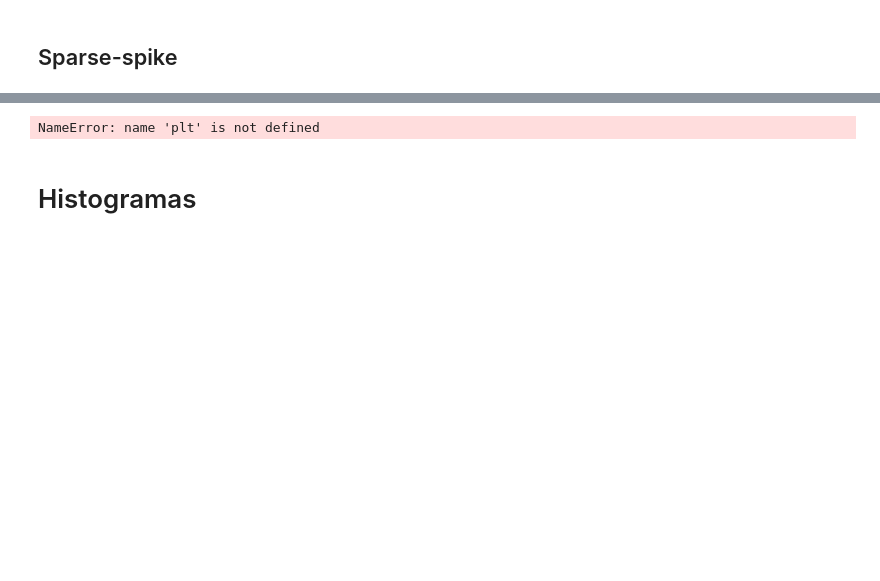
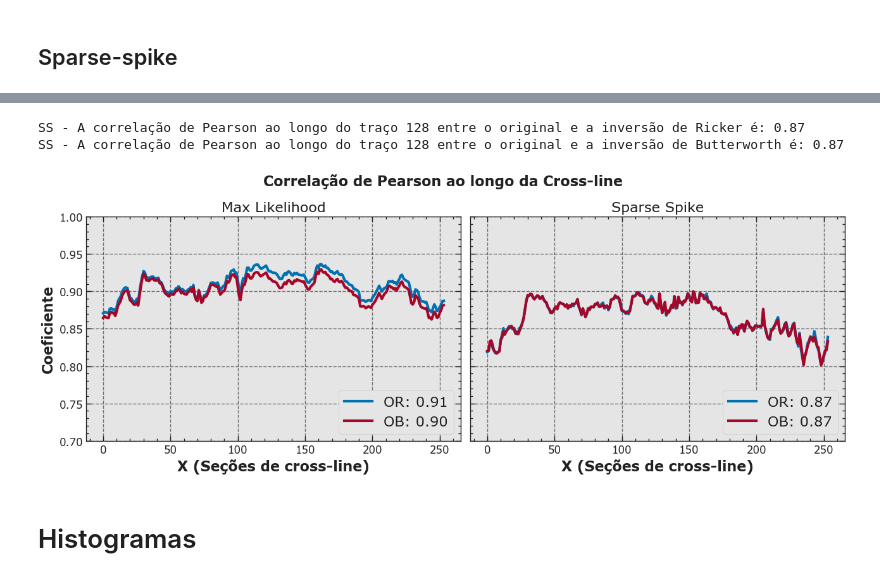
Before and after one commit to albano-a/tcc_methodology, a Jupyter notebook: stats.ipynb, the cells around one changed output, grey strips where cells are left out. Drawn from its saved outputs; the diff is of its cells as text; code cells hidden in the pictures; blank space fills up the shorter version.

```diff
--- a/stats.ipynb
+++ b/stats.ipynb
@@ -421,13 +252,13 @@ ml_correlation_ob = np.zeros(len(values))
 for i, value in enumerate(values):
 
     ml_correlation_or[i] = pearson(
-        imp_30hz[value, value, :].flatten(),
-        ricker_max_likelihood[value, value, :].flatten(),
+        imp_30hz[value, 128, :].flatten(),
+        ricker_max_likelihood[value, 128, :].flatten(),
     )[0]
 
     ml_correlation_ob[i] = pearson(
-        imp_30hz[value, value, :].flatten(),
-        butter_max_likelihood[value, value, :].flatten(),
+        imp_30hz[value, 128, :].flatten(),
+        butter_max_likelihood[value, 128, :].flatten(),
     )[0]
 
 print(
@@ -465,13 +302,13 @@ ss_correlation_ob = np.zeros(len(values))
 for i, value in enumerate(values):
 
     ss_correlation_or[i] = pearson(
-        imp_30hz[value, value, :].flatten(),
-        ricker_sparse_spike[value, value, :].flatten(),
+        imp_30hz[value, 128, :].flatten(),
+        ricker_sparse_spike[value, 128, :].flatten(),
     )[0]
 
     ss_correlation_ob[i] = pearson(
-        imp_30hz[value, value, :].flatten(),
-        butter_sparse_spike[value, value, :].flatten(),
+        imp_30hz[value, 128, :].flatten(),
+        butter_sparse_spike[value, 128, :].flatten(),
     )[0]
 
 print(
@@ -480,32 +317,35 @@ print(
 print(
     f"SS - A correlação de Pearson ao longo do traço 128 entre o original e a inversão de Butterworth é: {np.mean(ss_correlation_ob):.2f}"
 )
+# %% [output]
+SS - A correlação de Pearson ao longo do traço 128 entre o original e a inversão de Ricker é: 0.87
+SS - A correlação de Pearson ao longo do traço 128 entre o original e a inversão de Butterworth é: 0.87
 # %%
 # Unificação das imagens
 fig, axs = plt.subplots(1, 2, sharey=True, figsize=(13, 5))
 
 fig.suptitle("Correlação de Pearson ao longo da Cross-line", fontsize=FONT_SIZE, fontweight="bold", color=TEXT_COLOR)
 
-axs[0].plot(values, ml_correlation_or, "-", label=f"OR: {np.mean(ml_correlation_or):.2f}", lw=2, color=PRIMARY)
-axs[0].plot(values, ml_correlation_ob, "-", label=f"OB: {np.mean(ml_correlation_ob):.2f}", lw=2, color=SECONDARY)
+axs[0].plot(values, ml_correlation_or, "-", label=f"OR: {np.mean(ml_correlation_or):.2f}", lw=3, color=PRIMARY)
+axs[0].plot(values, ml_correlation_ob, "-", label=f"OB: {np.mean(ml_correlation_ob):.2f}", lw=3, color=SECONDARY)
 axs[0].set_title("Max Likelihood", fontsize=FONT_SIZE, color=TEXT_COLOR)
 axs[0].legend(loc="lower right", fontsize=FONT_SIZE)
 axs[0].tick_params(axis="both", labelsize=LABEL_SIZE)
-axs[0].set_ylabel("Coeficiente", fontsize=FONT_SIZE, color=TEXT_COLOR)
-axs[0].set_xlabel("X (Seções de cross-line)", fontsize=FONT_SIZE, color=TEXT_COLOR)
+axs[0].set_ylabel("Coeficiente", fontsize=FONT_SIZE, color=TEXT_COLOR, fontweight="bold")
+axs[0].set_xlabel("X (Seções de cross-line)", fontsize=FONT_SIZE, color=TEXT_COLOR, fontweight="bold")
 
-axs[1].plot(values, ss_correlation_or, "-", label=f"OR: {np.mean(ss_correlation_or):.2f}", lw=2, color=PRIMARY)
-axs[1].plot(values, ss_correlation_ob, "-", label=f"OB: {np.mean(ss_correlation_ob):.2f}", lw=2, color=SECONDARY)
+axs[1].plot(values, ss_correlation_or, "-", label=f"OR: {np.mean(ss_correlation_or):.2f}", lw=3, color=PRIMARY)
+axs[1].plot(values, ss_correlation_ob, "-", label=f"OB: {np.mean(ss_correlation_ob):.2f}", lw=3, color=SECONDARY)
 axs[1].set_title("Sparse Spike", fontsize=FONT_SIZE, color=TEXT_COLOR)
 axs[1].legend(loc="lower right", fontsize=FONT_SIZE)
 axs[1].tick_params(axis="both", labelsize=LABEL_SIZE)
-axs[1].set_xlabel("X (Seções de cross-line)", fontsize=FONT_SIZE, color=TEXT_COLOR)
+axs[1].set_xlabel("X (Seções de cross-line)", fontsize=FONT_SIZE, color=TEXT_COLOR, fontweight="bold")
 
-plt.ylim(0.60, 1)
+plt.ylim(0.70, 1)
 plt.tight_layout()
-# plt.savefig("")
+plt.savefig("Figures/stats/correlacao_pearson_ml_ss.png", dpi=500, bbox_inches="tight")
 plt.show()
 # %% [output]
-NameError: name 'plt' is not defined
+[figure, added]
 # %% [markdown]
 # Histogramas
```
Also changed, not shown: parts of 22 cells of this notebook, 6 other files.
